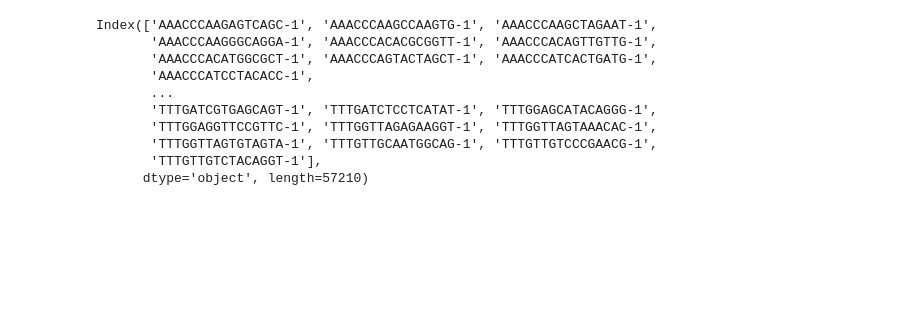
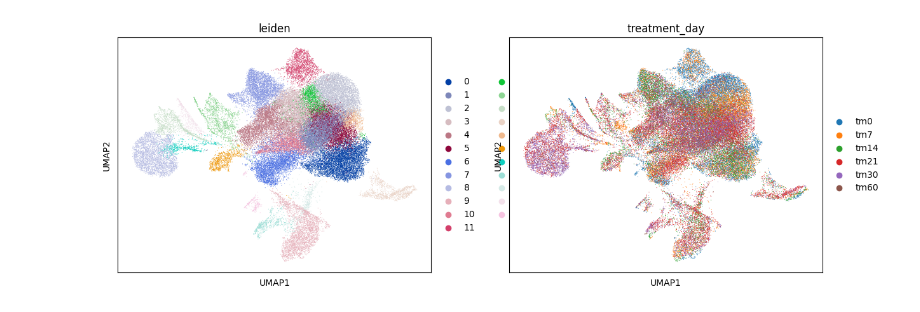
Before and after one commit to liyy2/Portal, a Jupyter notebook: Portal_TM_analysis.ipynb, the cells around one changed output. Cells and saved outputs as stored; diff of their text form; code cells hidden in the pictures; blank space fills up the shorter version.

```diff
--- a/Portal_TM_analysis.ipynb
+++ b/Portal_TM_analysis.ipynb
@@ -118,15 +72,2 @@ Thu Nov 24 12:21:06 2022 Finished embedding
-# %%
-meta.index
-# %% [output]
-Index(['AAACCCAAGAGTCAGC-1', 'AAACCCAAGCCAAGTG-1', 'AAACCCAAGCTAGAAT-1',
-       'AAACCCAAGGGCAGGA-1', 'AAACCCACACGCGGTT-1', 'AAACCCACAGTTGTTG-1',
-       'AAACCCACATGGCGCT-1', 'AAACCCAGTACTAGCT-1', 'AAACCCATCACTGATG-1',
-       'AAACCCATCCTACACC-1',
-       ...
-       'TTTGATCGTGAGCAGT-1', 'TTTGATCTCCTCATAT-1', 'TTTGGAGCATACAGGG-1',
-       'TTTGGAGGTTCCGTTC-1', 'TTTGGTTAGAGAAGGT-1', 'TTTGGTTAGTAAACAC-1',
-       'TTTGGTTAGTGTAGTA-1', 'TTTGTTGCAATGGCAG-1', 'TTTGTTGTCCCGAACG-1',
-       'TTTGTTGTCTACAGGT-1'],
-      dtype='object', length=57210)
 # %%
 import anndata
@@ -138,3 +80,7 @@ adata.obsm["latent"] = integrated_data
 # %%
-sc.pp.neighbors(adata, n_neighbors=10, n_pcs=30)
+sc.pp.neighbors(adata, n_neighbors=10, use_rep = 'latent')
 sc.tl.leiden(adata)
+sc.tl.umap(adata)
+sc.pl.umap(adata, color=['leiden','treatment_day'])
+# %% [output]
+[figure, added]
```
Also changed, not shown: parts of 22 cells of this notebook, 1 other file.
